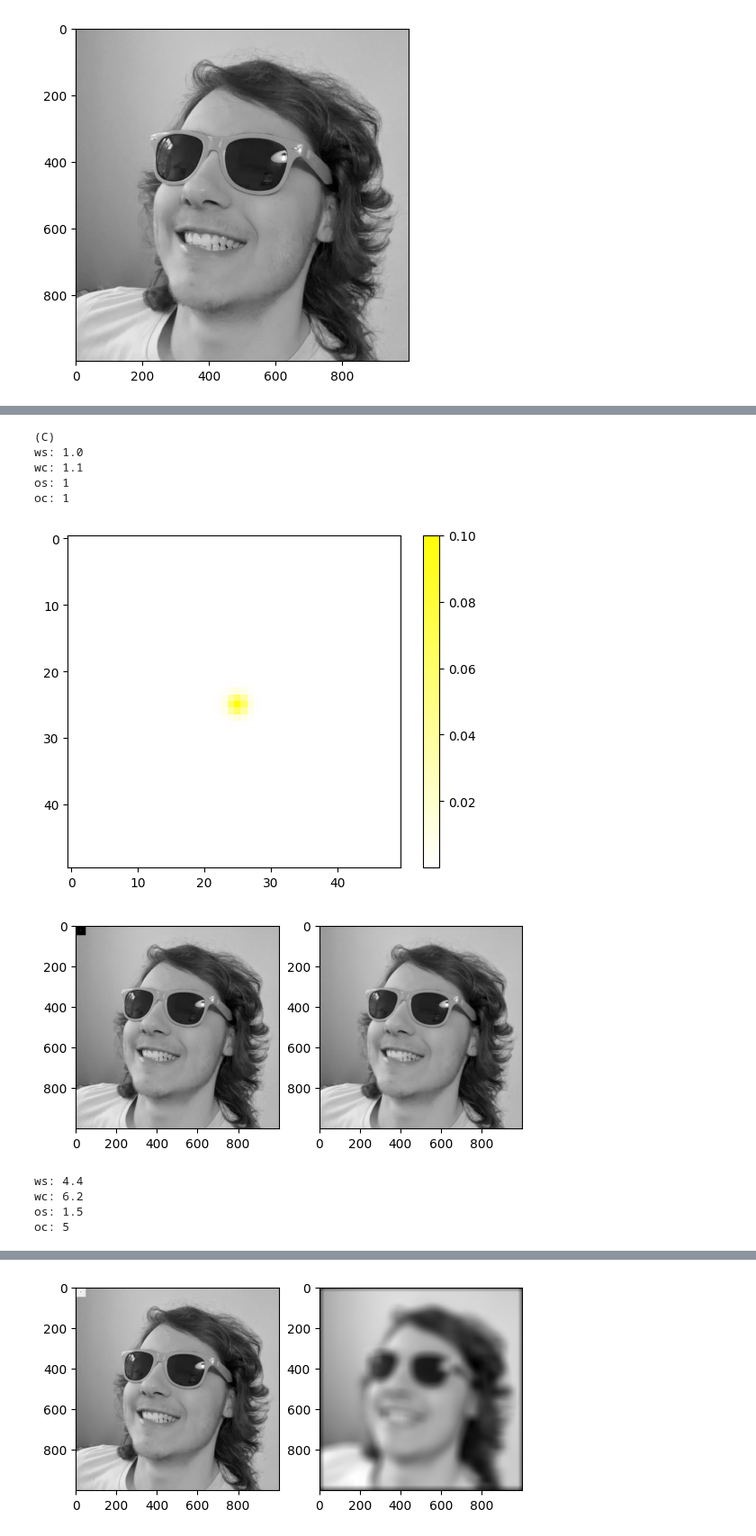
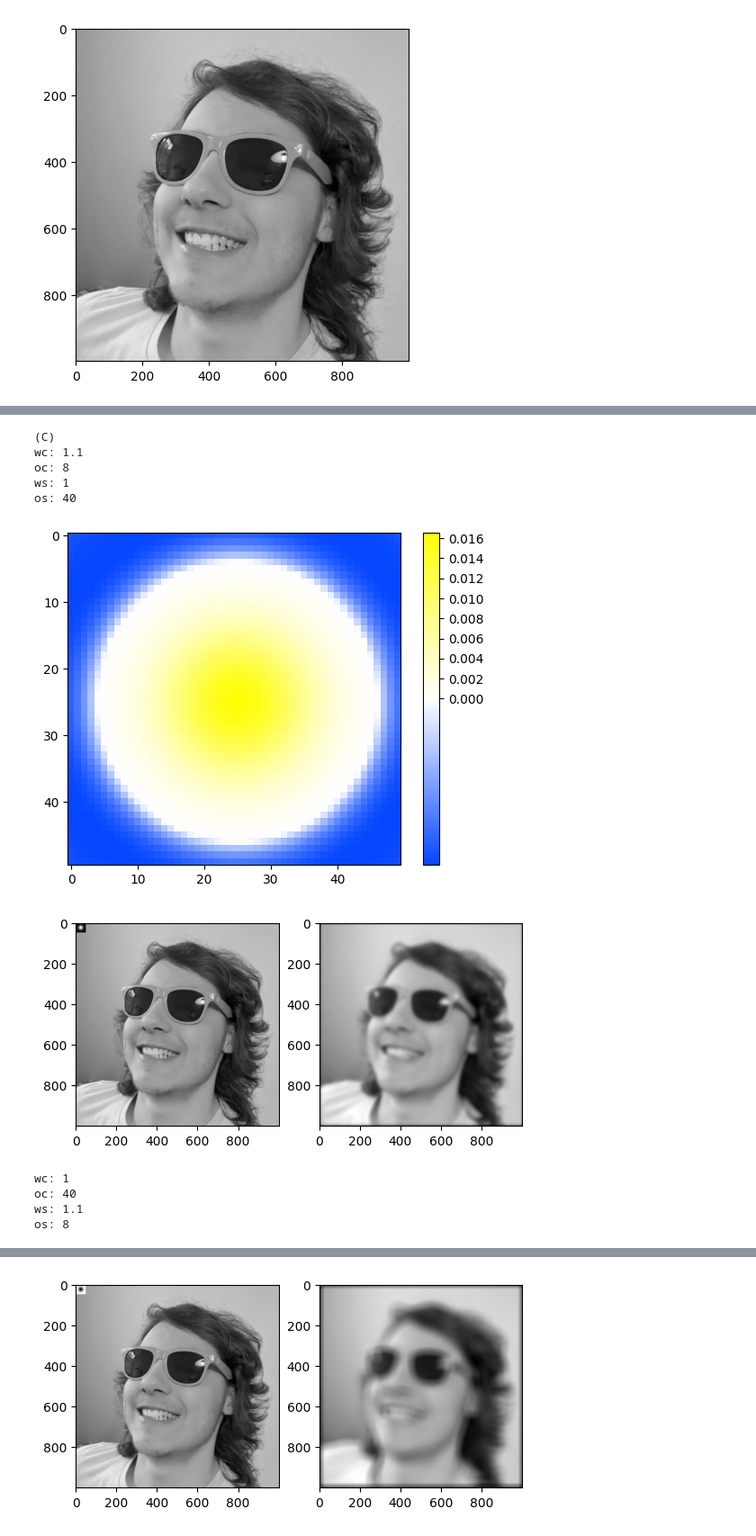
Before and after one commit to Rismosch/homework_understanding_vision, a Jupyter notebook: Homework1.ipynb, the cells around one changed output, grey strips where cells are left out. Shown at 90% size. Drawn from its saved outputs; the diff is of its cells as text; code cells hidden in the pictures.

```diff
--- a/Homework1.ipynb
+++ b/Homework1.ipynb
@@ -93,6 +97,14 @@ plt.show()
 # %%
 # Excercise 4. (B)
 print("(B)")
+
+
+# define helper class and function
+class Parameter:
+    def __init__(self, kernel_width, L, v):
+        self.kernel_width = kernel_width
+        self.L = L
+        self.v = v
 
 def make_box_kernel(kernel_width, L, v):
     kernel = np.ones((kernel_width,kernel_width)) * -v
@@ -101,13 +113,24 @@ def make_box_kernel(kernel_width, L, v):
     kernel[min:max, min:max] = 1
     return kernel
 
-L_array = [40, 25, 10]
-v_array = [5, 1, 0.5]
+# define parameters
+N = 50
+parameters = [
+    Parameter(N, L=40, v=5),
+    Parameter(N, L=25, v=10),
+    Parameter(N, L=25, v=-10),
+    Parameter(N, L=2, v=10),
+]
 
-for L, v in product(L_array, v_array):
+# generate, apply kernel and plot resulting image
+for p in parameters:
+    kernel_width = p.kernel_width
+    L = p.L
+    v = p.v
+
     print(f"L: {L}")
     print(f"v: {v}")
 
-    kernel = make_box_kernel(50, L, v)
+    kernel = make_box_kernel(kernel_width, L, v)
     plot_kernel(kernel)
     apply_and_plot(kernel, img)
@@ -124,6 +165,7 @@ class Parameter:
         self.ws = ws
         self.os = os
 
+# https://www.desmos.com/calculator/ytrkggiqib
 def make_gaussian_kernel(p: Parameter):
     kernel = np.zeros((p.kernel_width, p.kernel_width))
 
@@ -139,43 +181,48 @@ def make_gaussian_kernel(p: Parameter):
             ws = p.ws
             oc = p.oc
             os = p.os
             oc2 = oc * oc
             os2 = os * os
 
             k1 = (wc / oc2) * math.exp(- x2y2 / (2 * oc2))
             k2 = (ws / os2) * math.exp(- x2y2 / (2 * os2))
             k = k1 - k2
 
             kernel[ix, iy] = k
 
     return kernel
 
 # define parameters
 N = 50
 parameters = [
-    Parameter(N, wc=1.1, oc=1, ws=1.0, os=1),
-    Parameter(N, wc=6.2, oc=5, ws=4.4, os=1.5),
+    Parameter(N, wc=1.1, oc=8, ws=1, os=40),
+    Parameter(N, wc=1, oc=40, ws=1.1, os=8),
+    Parameter(N, wc=4.4, oc=1.5, ws=6.2, os=5),
+    Parameter(N, wc=4.8, oc=3, ws=3.5, os=1.8),
 ]
 
 # generate, apply kernel and plot resulting image
 for p in parameters:
+    print(f"wc: {p.wc}")
+    print(f"oc: {p.oc}")
     print(f"ws: {p.ws}")
-    print(f"wc: {p.wc}")
     print(f"os: {p.os}")
-    print(f"oc: {p.oc}")
 
     kernel = make_gaussian_kernel(p)
     plot_kernel(kernel)
     apply_and_plot(kernel, img)
+
+# explanation
+# sigma o controls the width of the gaussian, omega w the weight or amplitude
 # %% [output]
 (C)
-ws: 1.0
 wc: 1.1
-os: 1
-oc: 1
+oc: 8
+ws: 1
+os: 40
-[figure, old version]
+[figure, new version]
-[figure, old version]
+[figure, new version]
-ws: 4.4
-wc: 6.2
-os: 1.5
-oc: 5
+wc: 1
+oc: 40
+ws: 1.1
+os: 8
```
Also changed, not shown: parts of 4 cells of this notebook.
